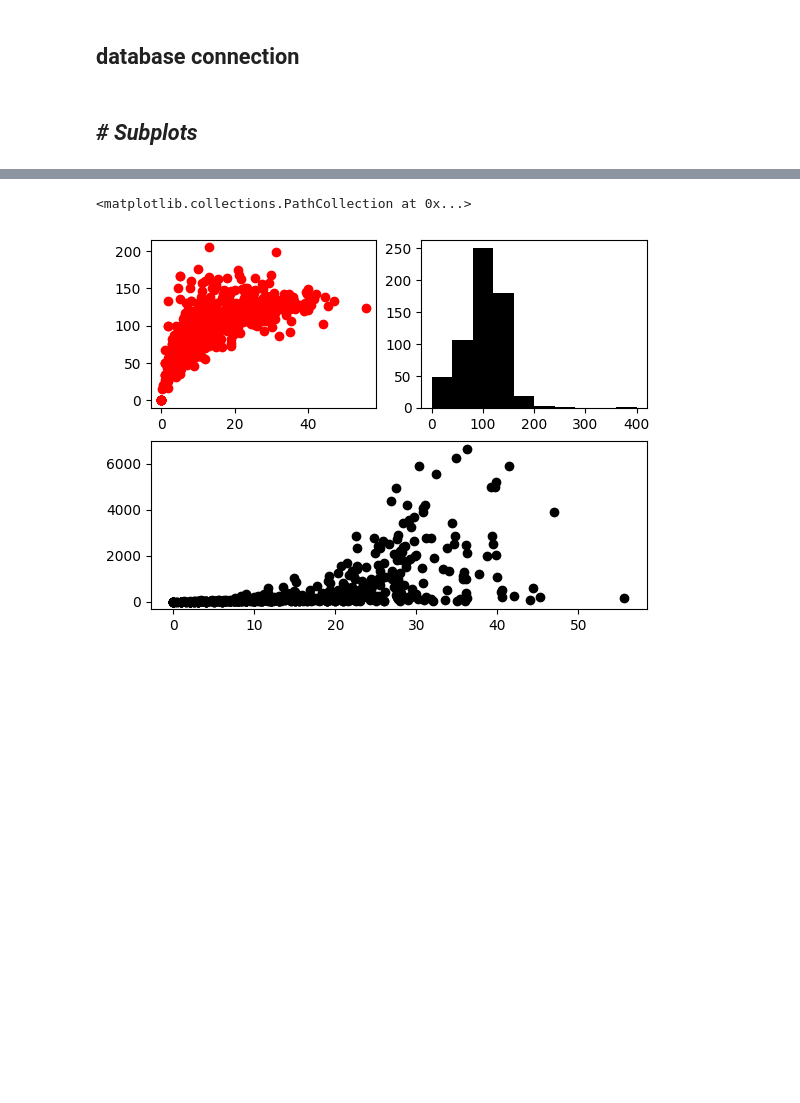
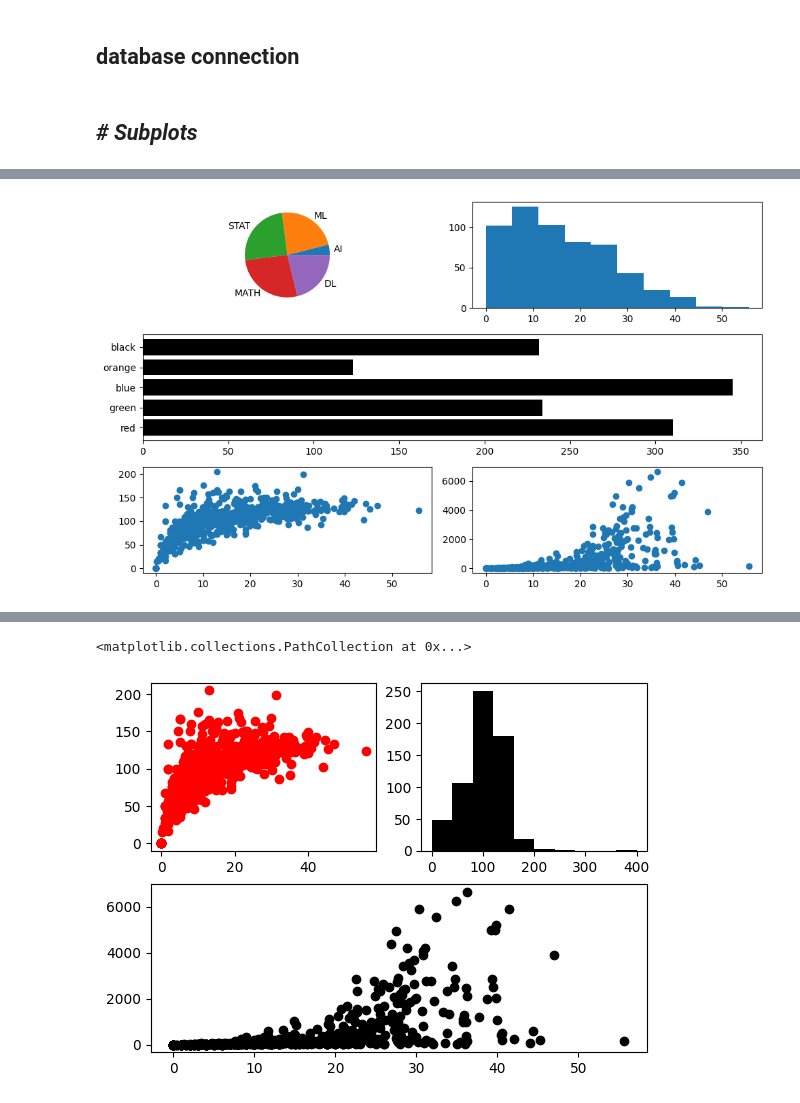
Before and after one commit to Kunalwagh107/n-python-numpy-pandas, a Jupyter notebook: Matplotlib_and_Seaborn.ipynb, the cells around one changed output, grey strips where cells are left out. Drawn from its saved outputs; the diff is of its cells as text; code cells hidden in the pictures; blank space fills up the shorter version.

```diff
--- a/Matplotlib_and_Seaborn.ipynb
+++ b/Matplotlib_and_Seaborn.ipynb
@@ -703,0 +713,17 @@ plt.subplots(nrows=2,ncols=2)
+# %%
+# 3 ->
+
+fig , ax = plt.subplot_mosaic([['A','B'],['C','C'],['D','E']],figsize=(10,6))
+
+# and index A,B,C,D to generate layout
+ax['A'].pie(l,labels=lables)
+ax['B'].hist(bat['avg'])
+ax['C'].barh(color, children,color='black')
+ax['D'].scatter(bat['avg'],bat['strike_rate'])
+ax['E'].scatter(bat['avg'],bat['runs'])
+
+
+fig.tight_layout() # <-h_pad=3.0 this will add padding
+fig.show()
+# %% [output]
+[figure, added]
```
Also changed, not shown: parts of 57 cells of this notebook.
